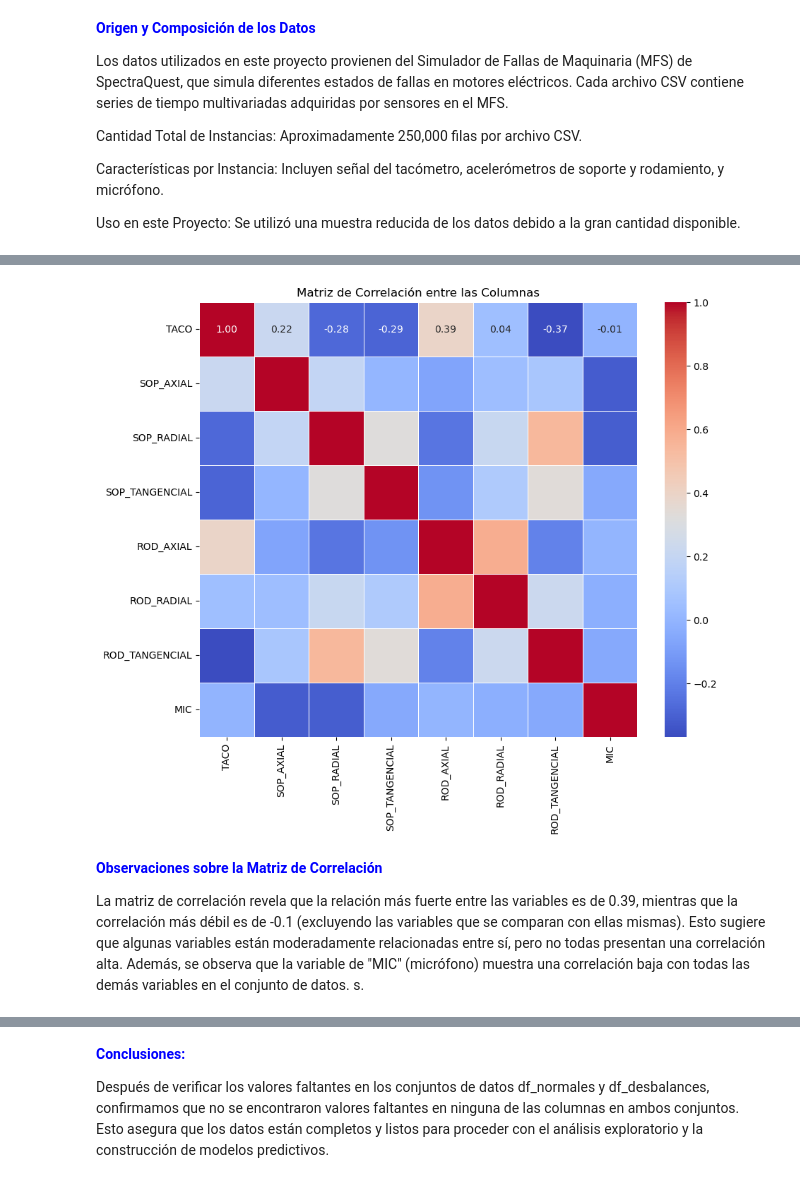
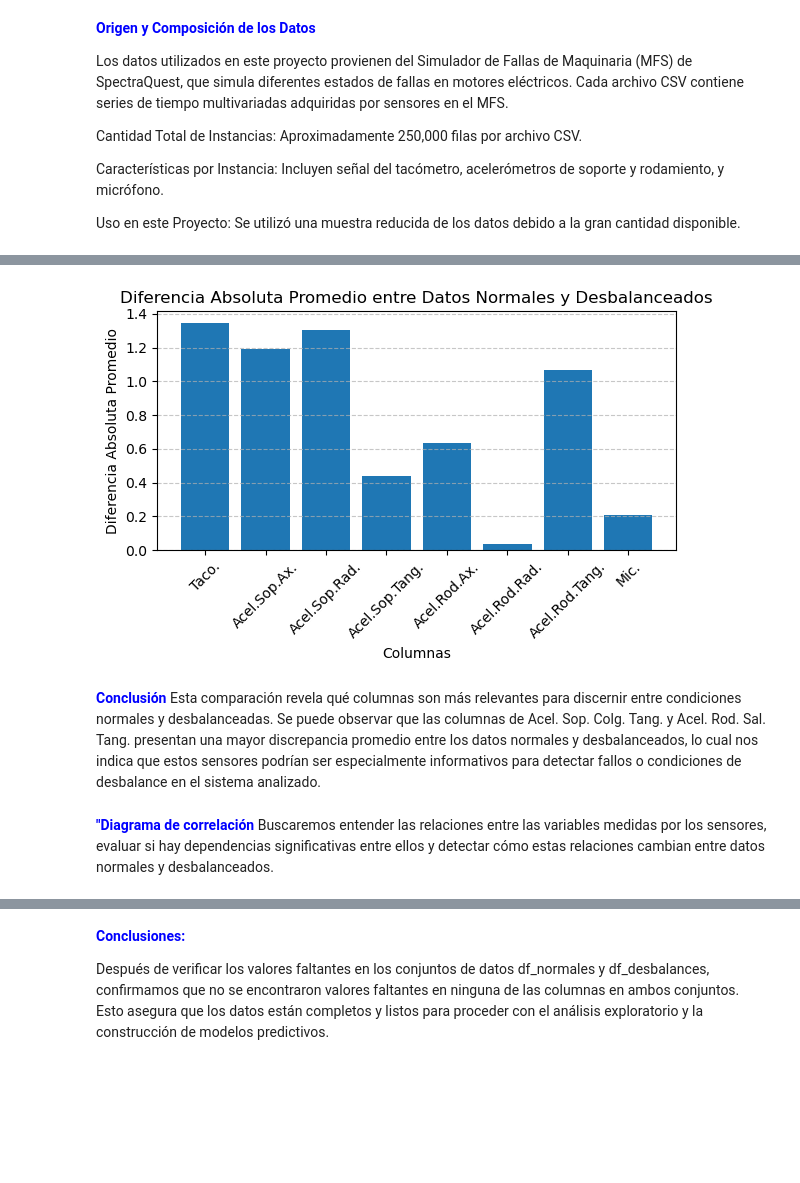
Before and after one commit to darioverdun/PROYECTO-DETECCI-N-DE-FALLA, a Jupyter notebook: notebooks/Detección_de_Falla_.ipynb, the cells around one changed output, grey strips where cells are left out. Drawn from its saved outputs; the diff is of its cells as text; code cells hidden in the pictures; blank space fills up the shorter version.

```diff
--- a/notebooks/Detección_de_Falla_.ipynb
+++ b/notebooks/Detección_de_Falla_.ipynb
@@ -30,27 +30,3 @@ Cantidad Total de Instancias: Aproximadamente 250,000 filas por archivo CSV.
 Características por Instancia: Incluyen señal del tacómetro, acelerómetros de soporte y rodamiento, y micrófono.
 
 Uso en este Proyecto: Se utilizó una muestra reducida de los datos debido a la gran cantidad disponible.
-# %%
-
-
-# Ruta de la carpeta de archivos normales
-ruta_normales_nueva = r'C:\Users\Usuario\Desktop\TECNICATURA\APRENDIZAJE AUTOMATICO\PROYECTO FALLAS\PROYECTO-DETECCION-DE-FALLA\cookiecutter-data-science\datos\NORMAL\DATOS NORMAL UNIFICADO'
-
-# Obtener la lista de archivos en la carpeta
-archivos_normales = os.listdir(ruta_normales_nueva)
-
-# Crear una lista para almacenar los DataFrames de cada archivo
-dfs_normales = []
-
-# Iterar sobre los archivos seleccionados y cargarlos en DataFrames
-for archivo in archivos_normales:
-    ruta_archivo = os.path.join(ruta_normales_nueva, archivo)
-    df = pd.read_csv(ruta_archivo, header=None)  # Suponiendo que los archivos no tienen encabezado
-    dfs_normales.append(df)
-
-# Concatenar todos los DataFrames de datos normales en uno solo
-df_normales = pd.concat(dfs_normales, ignore_index=True)
-
-# Mostrar las primeras filas del DataFrame para verificar
-print("Datos de archivos normales:")
-print(df_normales.head())
@@ -121,21 +159,28 @@ Interpretación Preliminar: Las correlaciones cercanas a 1 indican una relación
-# %%
-
-
-# Asignar nombres a las columnas según la especificación dada
-df.columns = ['TACO', 'SOP_AXIAL', 'SOP_RADIAL', 'SOP_TANGENCIAL', 'ROD_AXIAL', 'ROD_RADIAL', 'ROD_TANGENCIAL', 'MIC']
-
-# Calcular la matriz de correlación
-matriz_correlacion = df.corr()
-
-# Visualización de la matriz de correlación como un mapa de calor
-plt.figure(figsize=(10, 8))
-sns.heatmap(matriz_correlacion, annot=True, cmap='coolwarm', fmt='.2f', linewidths=0.5)
-plt.title('Matriz de Correlación entre las Columnas')
-plt.show()
-# %% [output]
-[figure, removed]
-# %% [markdown]
-**<font color = "blue">Observaciones sobre la Matriz de Correlación</font>**
-
-La matriz de correlación revela que la relación más fuerte entre las variables es de 0.39, mientras que la correlación más débil es de -0.1 (excluyendo las variables que se comparan con ellas mismas). Esto sugiere que algunas variables están moderadamente relacionadas entre sí, pero no todas presentan una correlación alta. Además, se observa que la variable de "MIC" (micrófono) muestra una correlación baja con todas las demás variables en el conjunto de datos.
-s.
+# %%
+
+
+# Calcular la diferencia absoluta entre los DataFrames
+diferencia_absoluta = np.abs(df_normales - df_desbalances)
+# %%
+# Calcular la media de la diferencia para cada columna
+media_diferencia = diferencia_absoluta.mean()
+# %%
+
+# Crear el gráfico de barras para visualizar las diferencias
+plt.figure(figsize=(6, 4))
+plt.bar(df_normales.columns, media_diferencia)
+plt.xlabel('Columnas')
+plt.ylabel('Diferencia Absoluta Promedio')
+plt.title('Diferencia Absoluta Promedio entre Datos Normales y Desbalanceados')
+plt.xticks(rotation=45)
+plt.grid(axis='y', linestyle='--', alpha=0.7)
+plt.tight_layout()
+plt.show()
+# %% [output]
+[figure, added]
+# %% [markdown]
+
+**<font color = "blue">Conclusión</font>** Esta comparación revela qué columnas son más relevantes para discernir entre condiciones normales y desbalanceadas. Se puede observar que las columnas de Acel. Sop. Colg. Tang. y Acel. Rod. Sal. Tang. presentan una mayor discrepancia promedio entre los datos normales y desbalanceados, lo cual nos indica que estos sensores podrían ser especialmente informativos para detectar fallos o condiciones de desbalance en el sistema analizado.
+# %% [markdown]
+**<font color= "blue">"Diagrama de correlación</font>**
+Buscaremos entender las relaciones entre las variables medidas por los sensores, evaluar si hay dependencias significativas entre ellos y detectar cómo estas relaciones cambian entre datos normales y desbalanceados.
```
Also changed, not shown: parts of 38 cells of this notebook.
